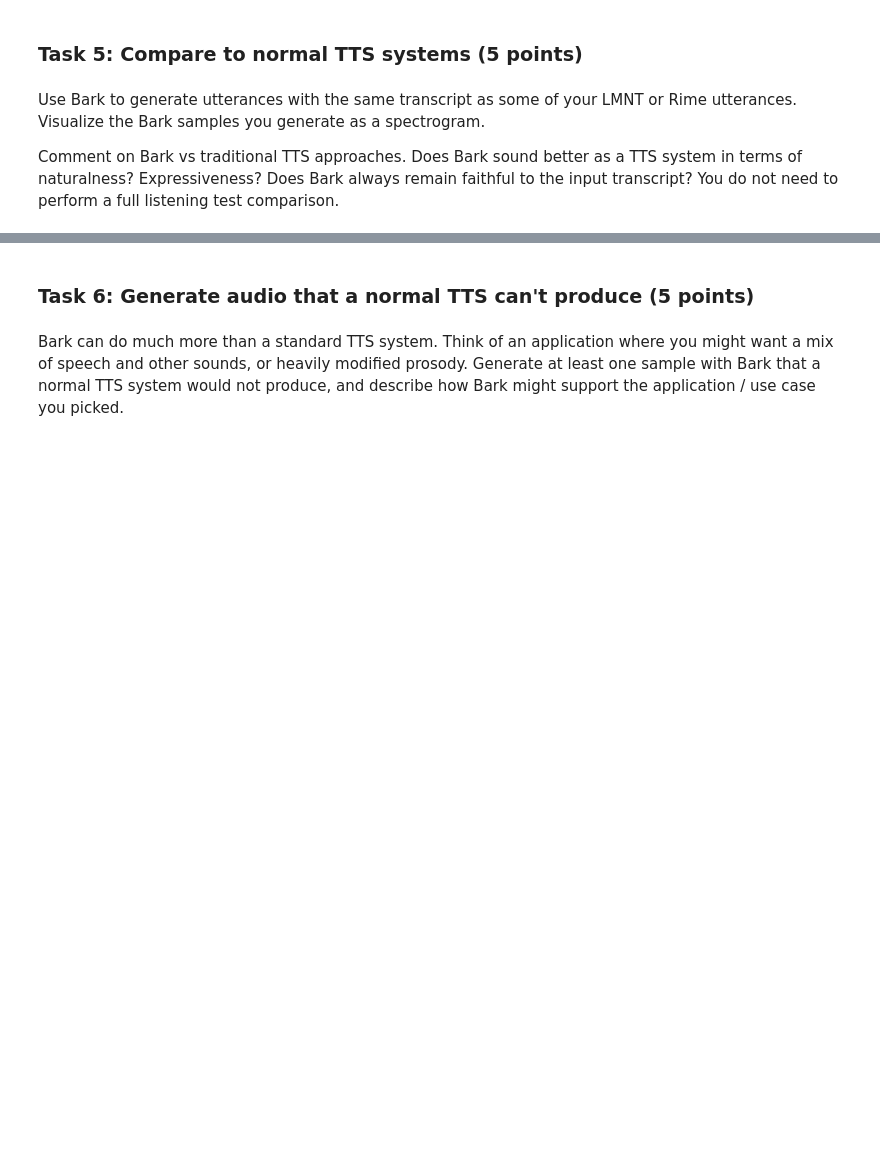
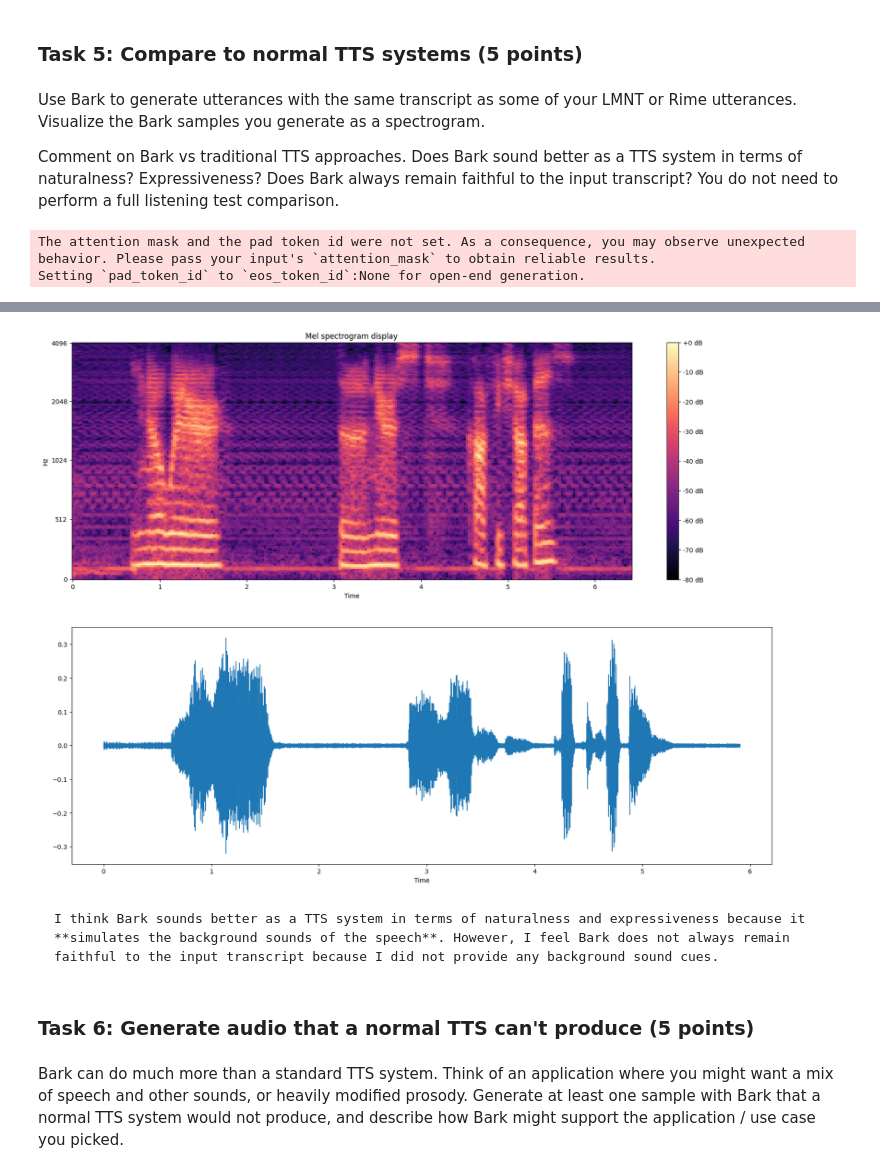
Before and after one commit to sorceryyy/ssp_hw2, a Jupyter notebook: ssp2024_hw2.ipynb, the cells around one changed output, grey strips where cells are left out. Drawn from its saved outputs; the diff is of its cells as text; code cells hidden in the pictures; blank space fills up the shorter version.

````diff
--- a/ssp2024_hw2.ipynb
+++ b/ssp2024_hw2.ipynb
@@ -447,0 +450,24 @@ Comment on Bark vs traditional TTS approaches. Does Bark sound better as a TTS s
+# %%
+# Generate at least 1 sample for Bark. Visualize the utterance in a spectrogram
+# Comment on Bark vs TTS systems from above
+
+#############################
+#### YOUR CODE GOES HERE ####
+utterance = "Do you know where the nearest coffee shop is?"
+inputs = processor(utterance, voice_preset=voice_preset).to("cuda")
+
+bark_audio_array = model.generate(**inputs)
+bark_audio_array = bark_audio_array.cpu().numpy().squeeze()
+bark_sr = model.generation_config.sample_rate
+
+# plot the audio
+fig, ax = plt.subplots(2,1,figsize=(20,15))
+plot_melspectrogram(bark_audio_array, bark_sr, fig=fig, ax=ax[0])
+librosa.display.waveshow(bark_audio_array, sr=bark_sr, ax=ax[1])
+
+Audio(data=bark_audio_array, rate=bark_sr)
+
+#############################
+# %% [output]
+The attention mask and the pad token id were not set. As a consequence, you may observe unexpected behavior. Please pass your input's `attention_mask` to obtain reliable results.
+Setting `pad_token_id` to `eos_token_id`:None for open-end generation.
@@ -448,3 +475,8 @@ Comment on Bark vs traditional TTS approaches. Does Bark sound better as a TTS s
+[figure, added]
+# %% [markdown]
+```
+I think Bark sounds better as a TTS system in terms of naturalness and expressiveness because it **simulates the background sounds of the speech**. However, I feel Bark does not always remain faithful to the input transcript because I did not provide any background sound cues.
+```
 # %% [markdown]
 ### **Task 6: Generate audio that a normal TTS can't produce** (5 points)
 # %% [markdown]
````
Also changed, not shown: parts of 6 cells of this notebook.
